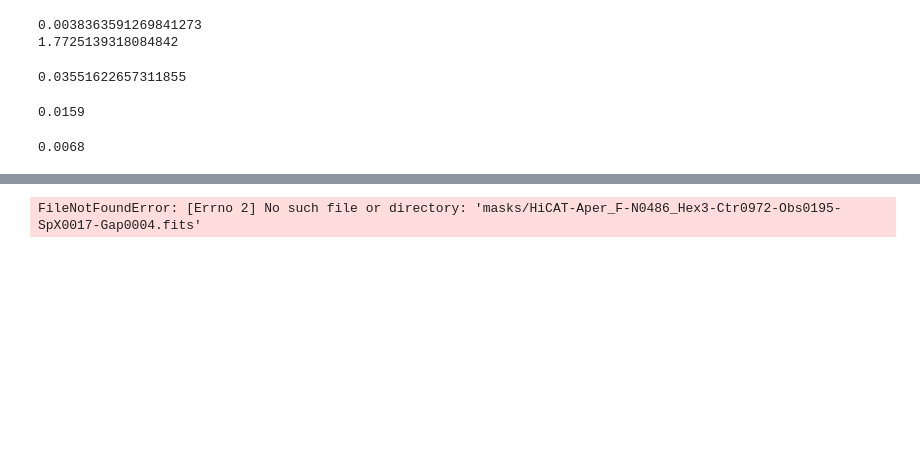
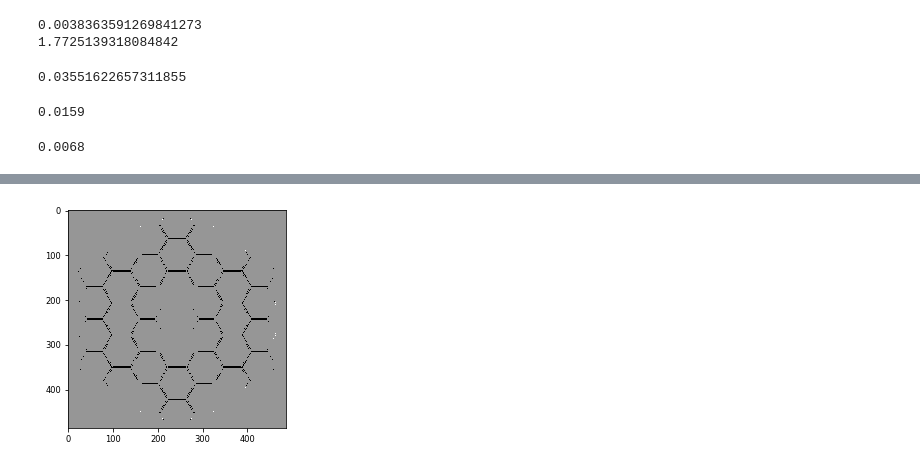
Before and after one commit to spacetelescope/aplc_optimization, a Jupyter notebook: HicatApertureGenerationPython.ipynb, the cells around one changed output, grey strips where cells are left out. Saved outputs shown, nothing was run; the diff lists cells and outputs as text; code cells hidden in the pictures; blank space fills up the shorter version.

```diff
--- a/HicatApertureGenerationPython.ipynb
+++ b/HicatApertureGenerationPython.ipynb
@@ -300,12 +325,13 @@ for gray in [True]:
 # %%
-mathematica_apod = fits.getdata('masks/HiCAT-Aper_F-N0486_Hex3-Ctr0972-Obs0195-SpX0017-Gap0004.fits')
-own_apod = fits.getdata('masks/ehpor_hicat_apodizer_mask_486_bw_check_gap.fits')
+mathematica_apod = fits.getdata('masks/HiCAT/HiCAT-Aper_F-N0486_Hex3-Ctr0972-Obs0195-SpX0017-Gap0004.fits')
+#own_apod = fits.getdata('masks/HiCAT/ehpor_hicat_apodizer_mask_486_bw_check_gap.fits')
+own_apod = fits.getdata('masks/HiCAT/hicat_apodizer_mask_486_gy.fits')
 diff = mathematica_apod-own_apod
-write_fits(diff,'masks/mathematica-epor.fits')
+write_fits(diff,'masks/HiCAT/mathematica-epor.fits')
 plt.imshow(diff,cmap = 'Greys_r')
 plt.show()
 # %% [output]
-FileNotFoundError: [Errno 2] No such file or directory: 'masks/HiCAT-Aper_F-N0486_Hex3-Ctr0972-Obs0195-SpX0017-Gap0004.fits'
+[figure, added]
 # %%
 #plt.subplot(1,2,1)
 #imshow_field(own_apod, cmap='gray')
```
Also changed, not shown: parts of 10 cells of this notebook, 30 other files.
